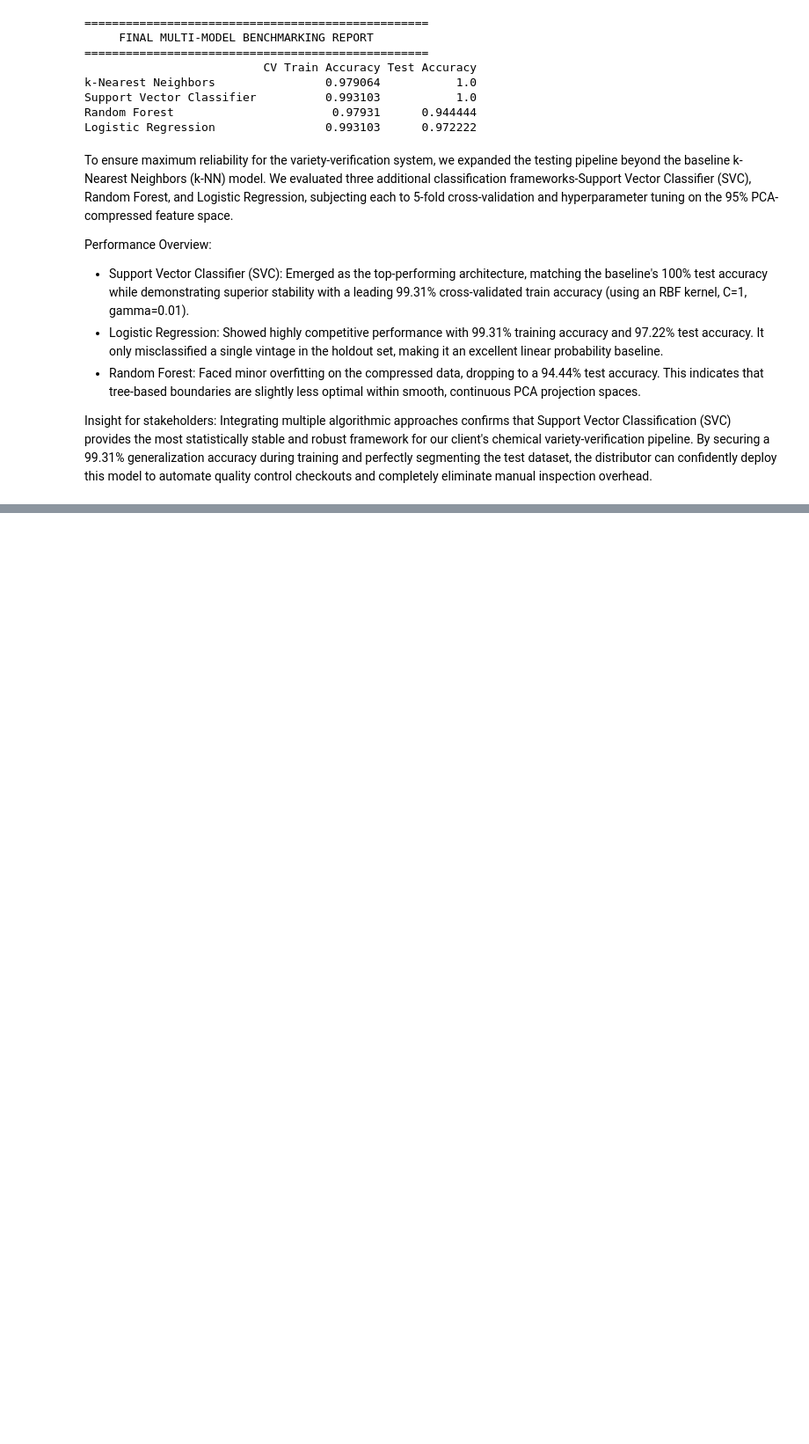
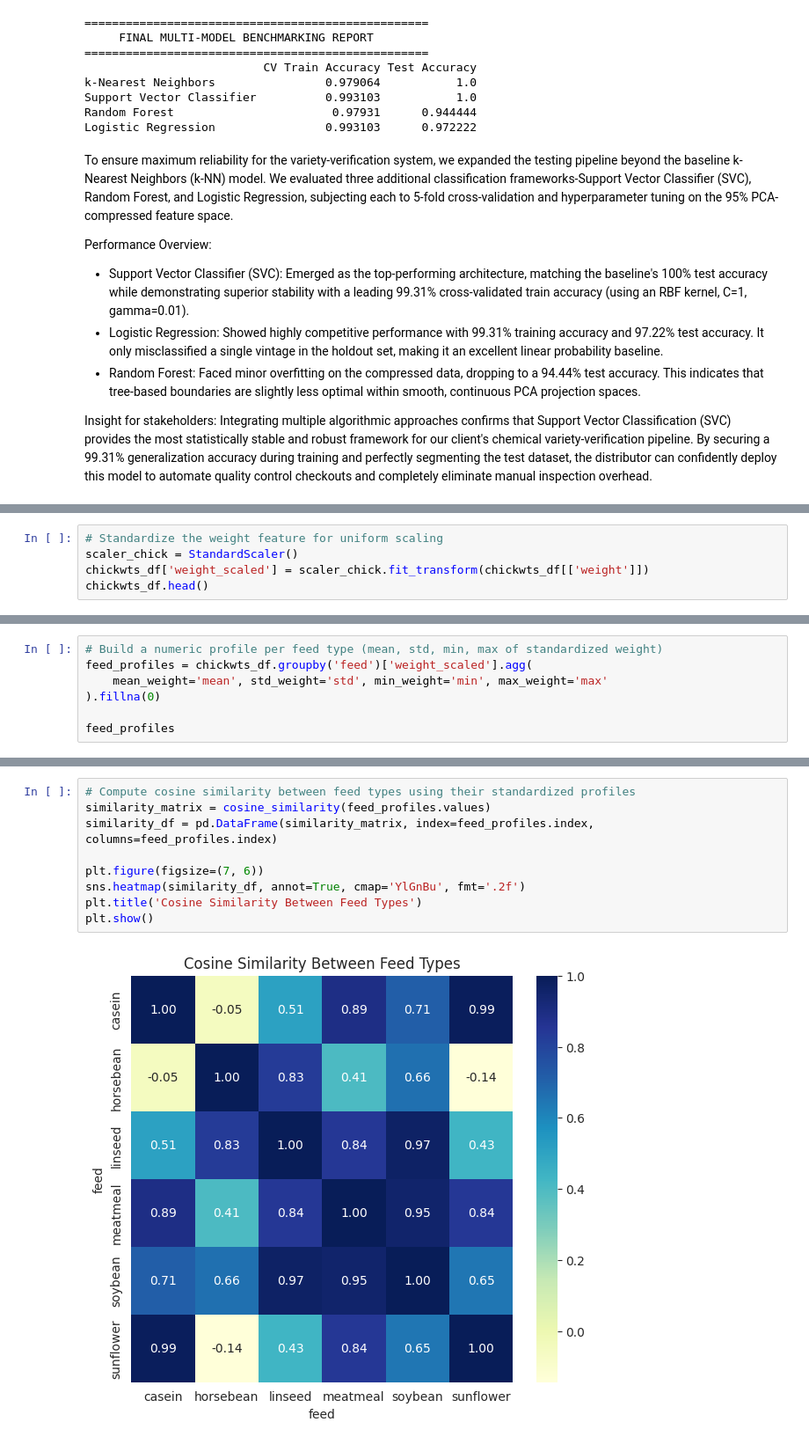
Before and after one commit to Kayce-joy/DataVine-Analytics, a Jupyter notebook: 8.ipynb, the cells around one changed output, grey strips where cells are left out. Shown at 88% size. Saved outputs shown, nothing was run; the diff lists cells and outputs as text; blank space fills up the shorter version.

Commit message:
Recommendation System - Chickwts Dataset

```diff
--- a/8.ipynb
+++ b/8.ipynb
@@ -396,0 +400,5 @@ Insight for stakeholders: Integrating multiple algorithmic approaches confirms t
+# %%
+# Standardize the weight feature for uniform scaling
+scaler_chick = StandardScaler()
+chickwts_df['weight_scaled'] = scaler_chick.fit_transform(chickwts_df[['weight']])
+chickwts_df.head()
@@ -396,0 +413,7 @@ Insight for stakeholders: Integrating multiple algorithmic approaches confirms t
+# %%
+# Build a numeric profile per feed type (mean, std, min, max of standardized weight)
+feed_profiles = chickwts_df.groupby('feed')['weight_scaled'].agg(
+    mean_weight='mean', std_weight='std', min_weight='min', max_weight='max'
+).fillna(0)
+
+feed_profiles
@@ -396,0 +447,11 @@ Insight for stakeholders: Integrating multiple algorithmic approaches confirms t
+# %%
+# Compute cosine similarity between feed types using their standardized profiles
+similarity_matrix = cosine_similarity(feed_profiles.values)
+similarity_df = pd.DataFrame(similarity_matrix, index=feed_profiles.index, columns=feed_profiles.index)
+
+plt.figure(figsize=(7, 6))
+sns.heatmap(similarity_df, annot=True, cmap='YlGnBu', fmt='.2f')
+plt.title('Cosine Similarity Between Feed Types')
+plt.show()
+# %% [output]
+[figure, added]
```
Also changed, not shown: parts of 10 cells of this notebook.
